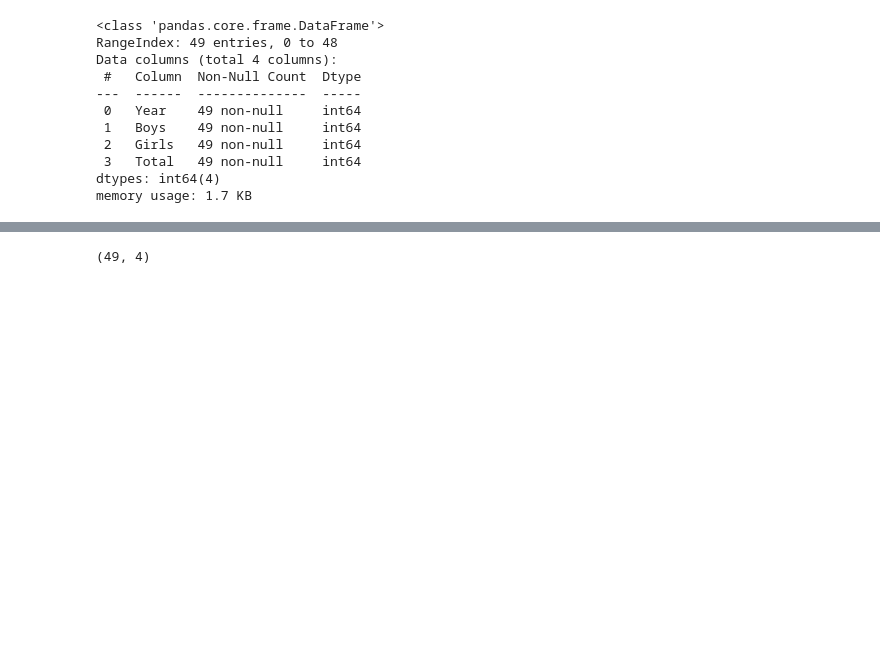
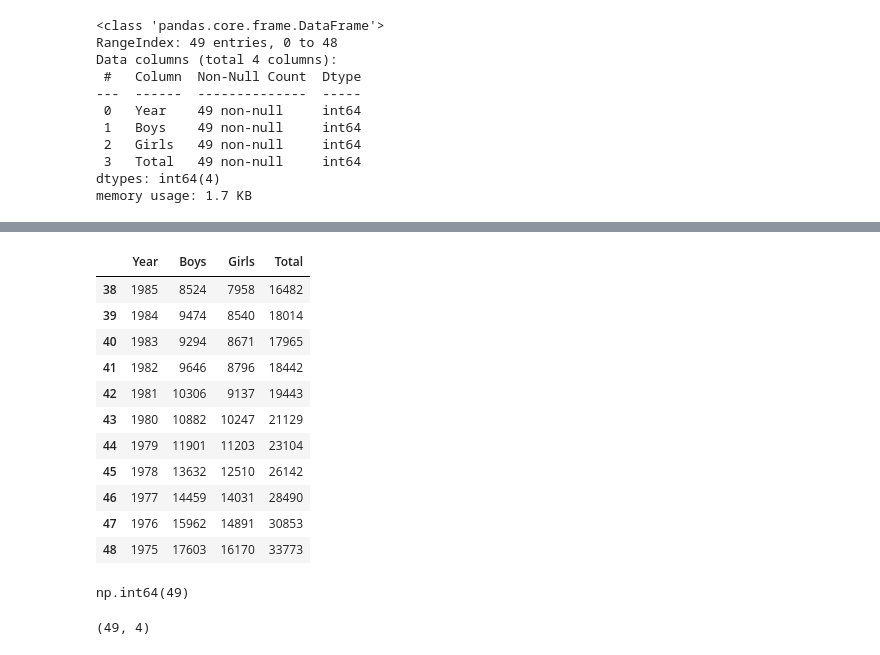
Before and after one commit to arita-pereira/BC_Final_Project, a Jupyter notebook: notebooks/preschool_registration_eda.ipynb, the cells around one changed output, grey strips where cells are left out. Saved outputs shown, nothing was run; the diff lists cells and outputs as text; code cells hidden in the pictures; blank space fills up the shorter version.

```diff
--- a/Final Project_draft2.ipynb
+++ b/notebooks/preschool_registration_eda.ipynb
@@ -48,3 +69,22 @@ babies.head()
+# %%
+babies.tail(11)
+# %% [output]
+|  | Year | Boys | Girls | Total |
+| 38 | 1985 | 8524 | 7958 | 16482 |
+| 39 | 1984 | 9474 | 8540 | 18014 |
+| 40 | 1983 | 9294 | 8671 | 17965 |
+| 41 | 1982 | 9646 | 8796 | 18442 |
+| 42 | 1981 | 10306 | 9137 | 19443 |
+| 43 | 1980 | 10882 | 10247 | 21129 |
+| 44 | 1979 | 11901 | 11203 | 23104 |
+| 45 | 1978 | 13632 | 12510 | 26142 |
+| 46 | 1977 | 14459 | 14031 | 28490 |
+| 47 | 1976 | 15962 | 14891 | 30853 |
+| 48 | 1975 | 17603 | 16170 | 33773 |
+# %%
+babies.value_counts().sum()
+# %% [output]
+np.int64(49)
 # %%
 # Checking the shape of the dataframe
 babies.shape
```
Also changed, not shown: parts of 8 cells of this notebook, 14 other files.
